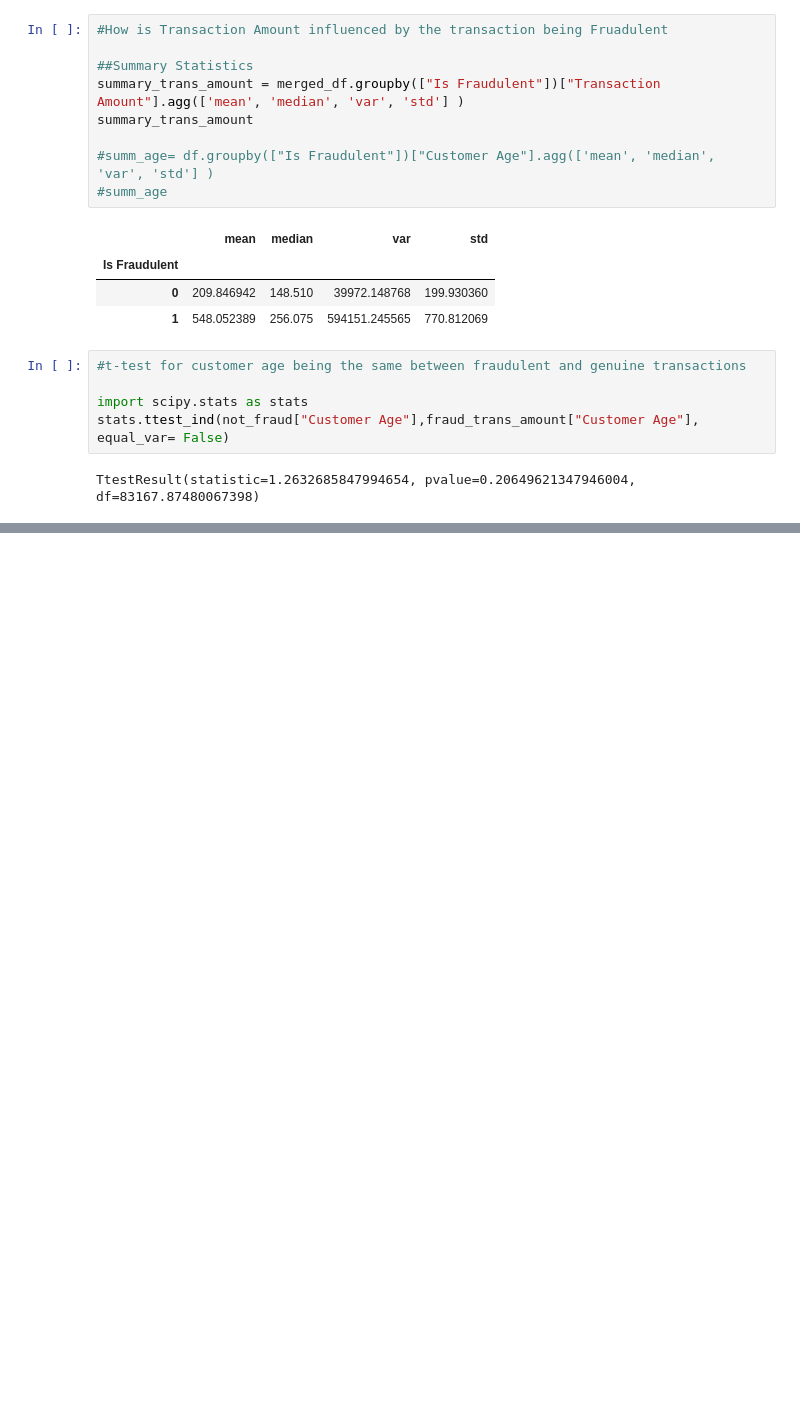
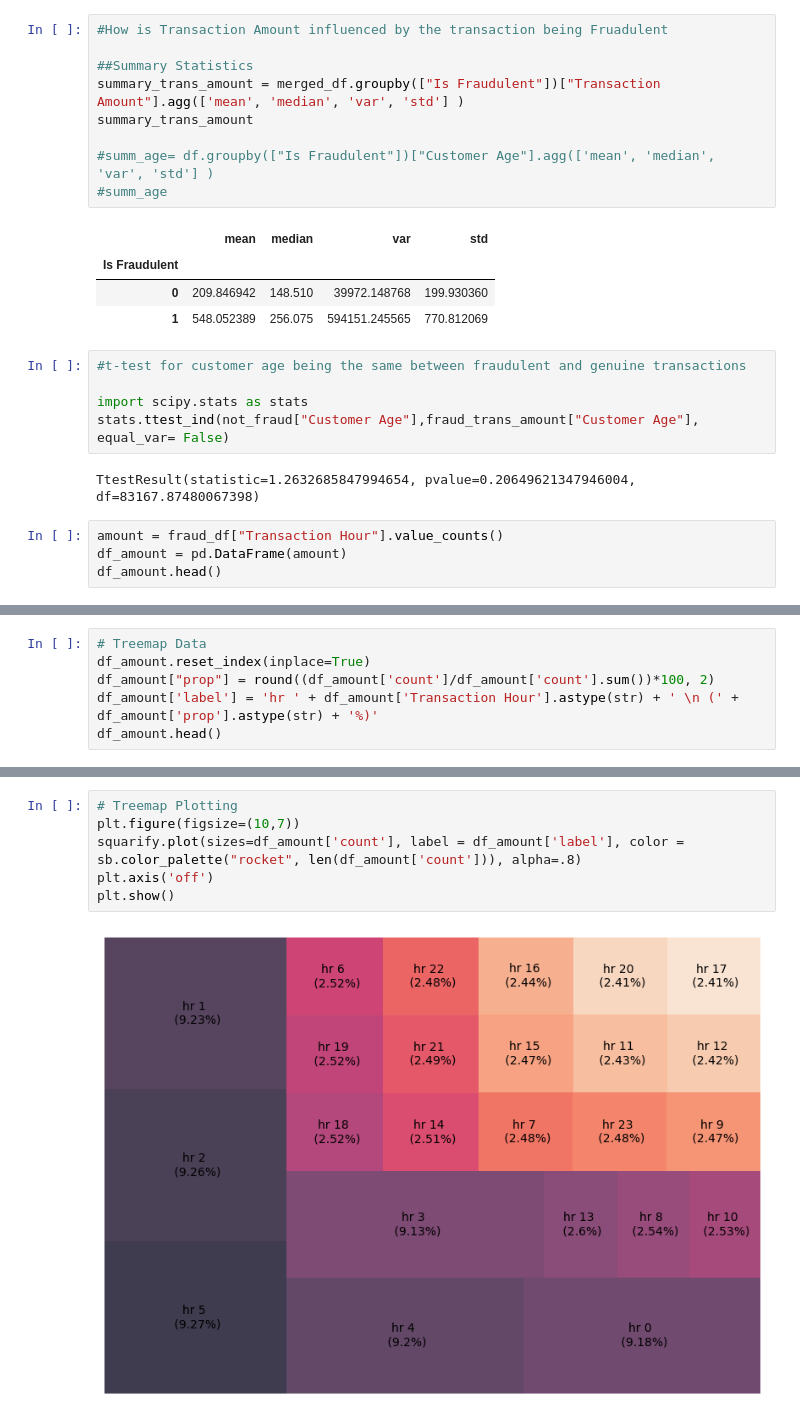
Before and after one commit to muneebsamad/project-1, a Jupyter notebook: new.ipynb, the cells around one changed output, grey strips where cells are left out. Drawn from its saved outputs; the diff is of its cells as text; blank space fills up the shorter version.

```diff
--- a/new.ipynb
+++ b/new.ipynb
@@ -184,3 +186,7 @@ import scipy.stats as stats
 stats.ttest_ind(not_fraud["Customer Age"],fraud_trans_amount["Customer Age"], equal_var= False)
 # %% [output]
 TtestResult(statistic=1.2632685847994654, pvalue=0.20649621347946004, df=83167.87480067398)
+# %%
+amount = fraud_df["Transaction Hour"].value_counts()
+df_amount = pd.DataFrame(amount)
+df_amount.head()
@@ -186,0 +201,6 @@ TtestResult(statistic=1.2632685847994654, pvalue=0.20649621347946004, df=83167.8
+# %%
+# Treemap Data
+df_amount.reset_index(inplace=True)
+df_amount["prop"] = round((df_amount['count']/df_amount['count'].sum())*100, 2)
+df_amount['label'] = 'hr ' + df_amount['Transaction Hour'].astype(str) + ' \n (' + df_amount['prop'].astype(str) + '%)'
+df_amount.head()
@@ -186,0 +214,8 @@ TtestResult(statistic=1.2632685847994654, pvalue=0.20649621347946004, df=83167.8
+# %%
+# Treemap Plotting
+plt.figure(figsize=(10,7))
+squarify.plot(sizes=df_amount['count'], label = df_amount['label'], color = sb.color_palette("rocket", len(df_amount['count'])), alpha=.8)
+plt.axis('off')
+plt.show()
+# %% [output]
+[figure, added]
```
Also changed, not shown: parts of 5 cells of this notebook.
